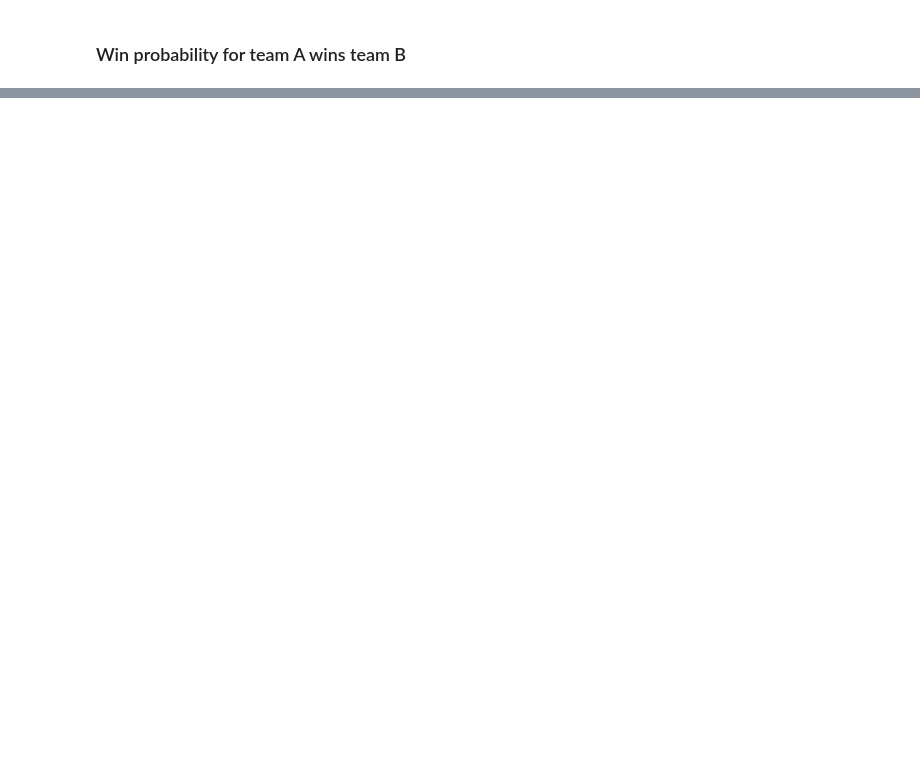
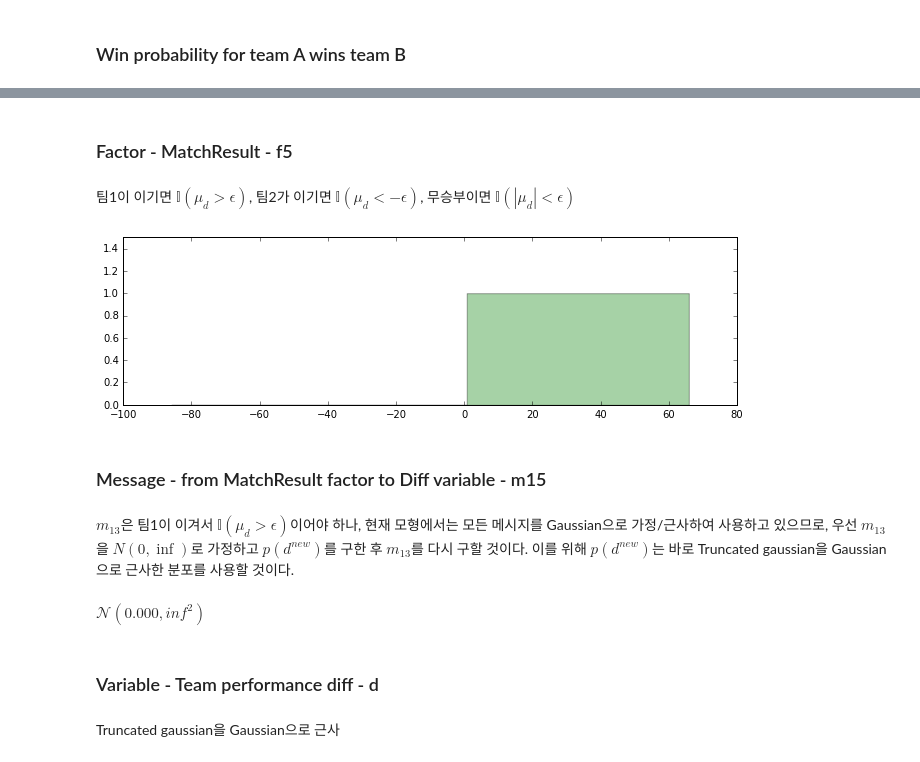
Before and after one commit to notyetend/pg, a Jupyter notebook: _chaos/TrueSkill example.ipynb, the cells around one changed output, grey strips where cells are left out. Drawn from its saved outputs; the diff is of its cells as text; code cells hidden in the pictures; blank space fills up the shorter version.

```diff
--- a/_chaos/TrueSkill example.ipynb
+++ b/_chaos/TrueSkill example.ipynb
@@ -263,0 +414,31 @@ def win_probability(team_a_ratings, team_b_ratings, beta=8.33, epsilon=0):
+# %% [markdown]
+### Factor - MatchResult - f5
+# %% [markdown]
+팀1이 이기면 $\mathbb{I}(\mu_d > \epsilon)$, 팀2가 이기면 $\mathbb{I}(\mu_d < -\epsilon)$, 무승부이면 $\mathbb{I}(|\mu_d| < \epsilon)$
+# %%
+x1 = np.arange(mu - 4*sigma, draw_margin, 0.01)
+x2 = np.arange(draw_margin, mu + 4*sigma, 0.01)
+plt.ylim(0, 1.5)
+plt.fill_between(x=x1,
+                 y1 = [0]*len(x1),
+                 facecolor='white',
+                 alpha=0.35)
+plt.fill_between(x=x2,
+                 y1 = [1]*len(x2),
+                 facecolor='green',
+                 alpha=0.35)
+plt.show()
+# %% [output]
+[figure, added]
+# %% [markdown]
+### Message - from MatchResult factor to Diff variable  - m15
+# %% [markdown]
+$m_{13}$은 팀1이 이겨서 $\mathbb{I}(\mu_d > \epsilon)$이어야 하나, 현재 모형에서는 모든 메시지를 Gaussian으로 가정/근사하여 사용하고 있으므로, 우선 $m_{13}$을 $N(0, \inf)$로 가정하고 $p(d^{new})$를 구한 후 $m_{13}$를 다시 구할 것이다. 이를 위해 $p(d^{new})$는 바로 Truncated gaussian을 Gaussian으로 근사한 분포를 사용할 것이다.
+# %%
+m15 = Gaussian(pi=0, tau=0); m15
+# %% [output]
+$\mathcal{ N }( 0.000, inf^2 )$
+# %% [markdown]
+### Variable - Team performance diff - d
+# %% [markdown]
+Truncated gaussian을 Gaussian으로 근사
```
Also changed, not shown: parts of 169 cells of this notebook, 2 other files.
